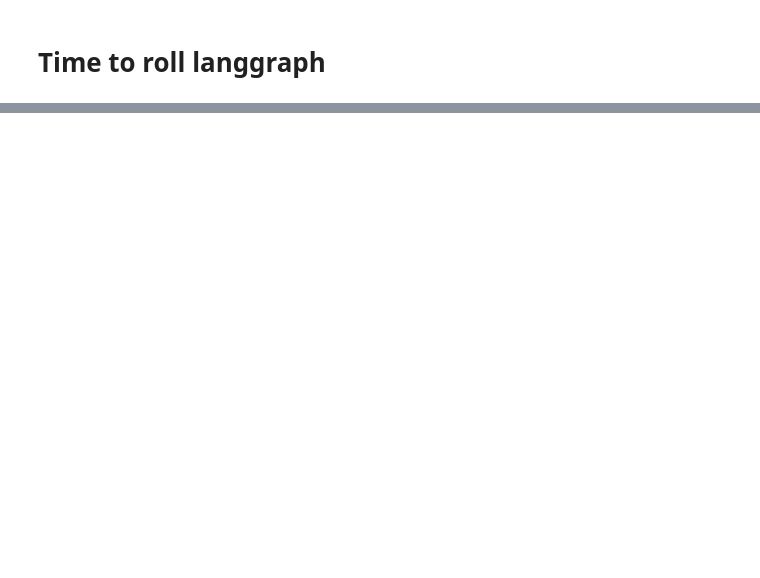
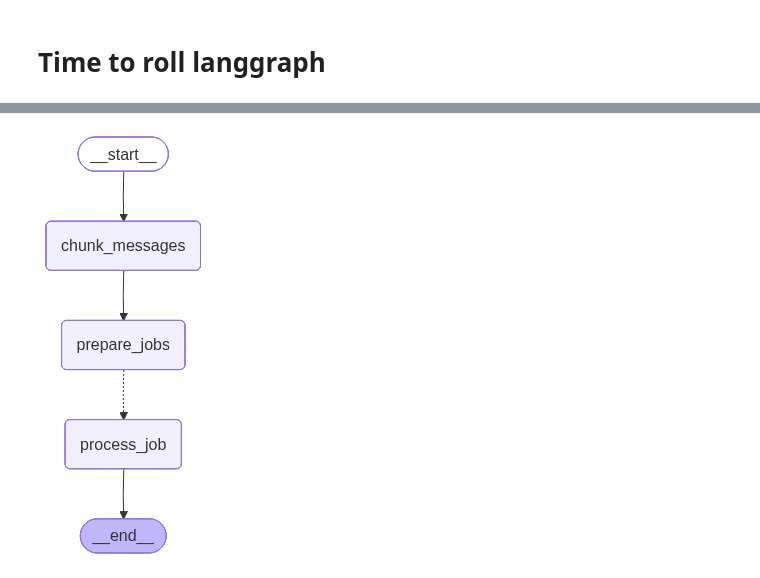
Before and after one commit to c0dysharma/influencer-aunty, a Jupyter notebook: main.ipynb, the cells around one changed output, grey strips where cells are left out. Cells and saved outputs as stored; diff of their text form; code cells hidden in the pictures; blank space fills up the shorter version.

```diff
--- a/main.ipynb
+++ b/main.ipynb
@@ -492,0 +661,26 @@ Overall, the post successfully meets LinkedIn-specific requirements, incorporati
+# %%
+## Main Graph
+def process_job(job: JobState):
+    """Wrapper function to process a single job through the job subgraph and return result."""
+    print(f"\n=== process_job called for {job['chunk']['topic']} ===")
+    result = job_subgraph.invoke(job)
+    print(f"=== process_job completed ===\n")
+    # Return as list to be added to jobs via reducer
+    return {"jobs": [result]}
+
+graph = StateGraph(GlobalState)
+graph.add_node("chunk_messages", chunk_messages)
+graph.add_node("prepare_jobs", prepare_jobs)
+graph.add_node("process_job", process_job)
+
+graph.add_edge(START, "chunk_messages")
+graph.add_edge("chunk_messages", "prepare_jobs")
+# Use add_conditional_edges with continue_to_jobs routing function for Send API
+graph.add_conditional_edges("prepare_jobs", continue_to_jobs, ["process_job"])
+graph.add_edge("process_job", END)
+
+final_graph = graph.compile()
+from IPython.display import Image, display
+display(Image(final_graph.get_graph().draw_mermaid_png()))
+# %% [output]
+[figure, added]
```
Also changed, not shown: parts of 23 cells of this notebook.
